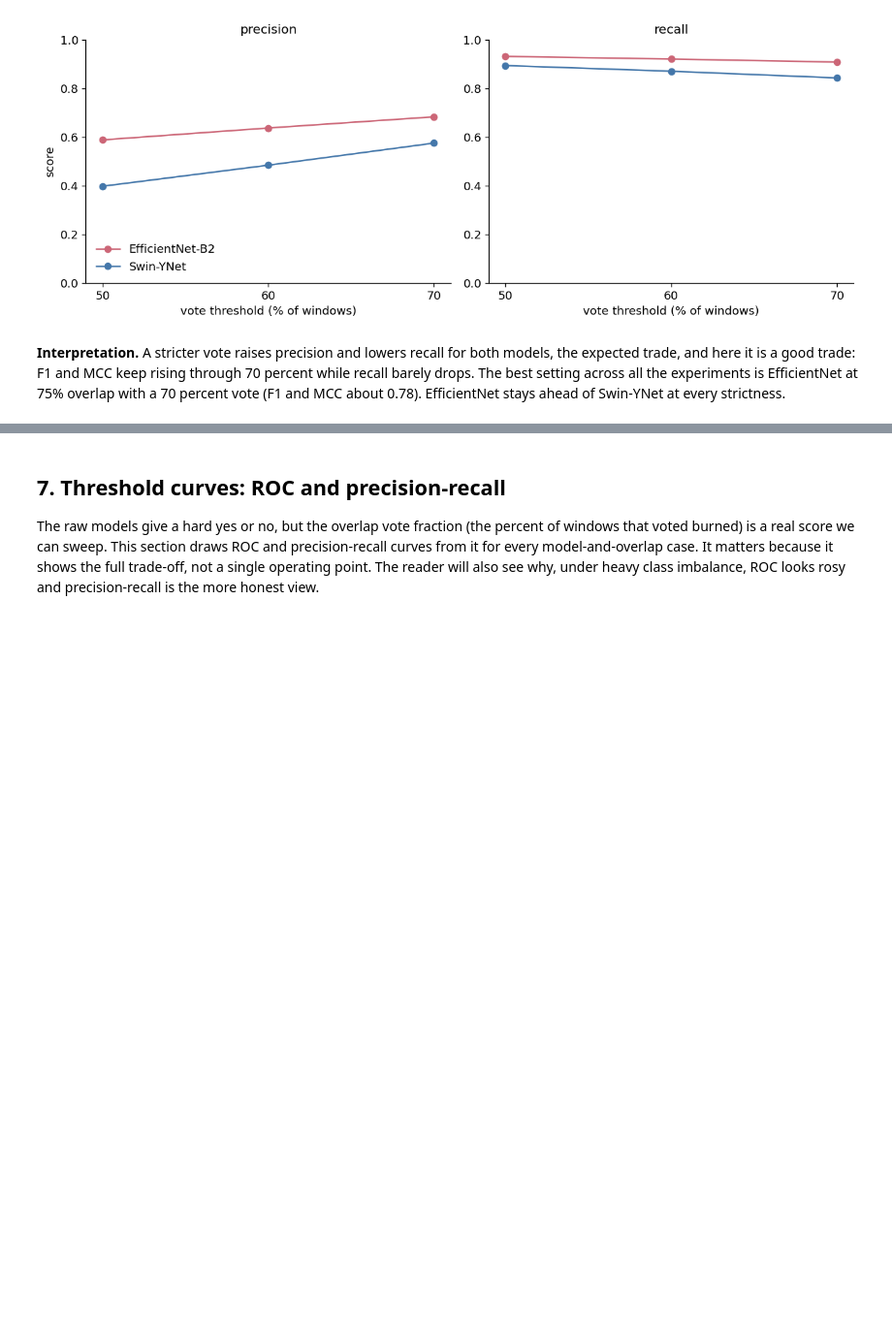
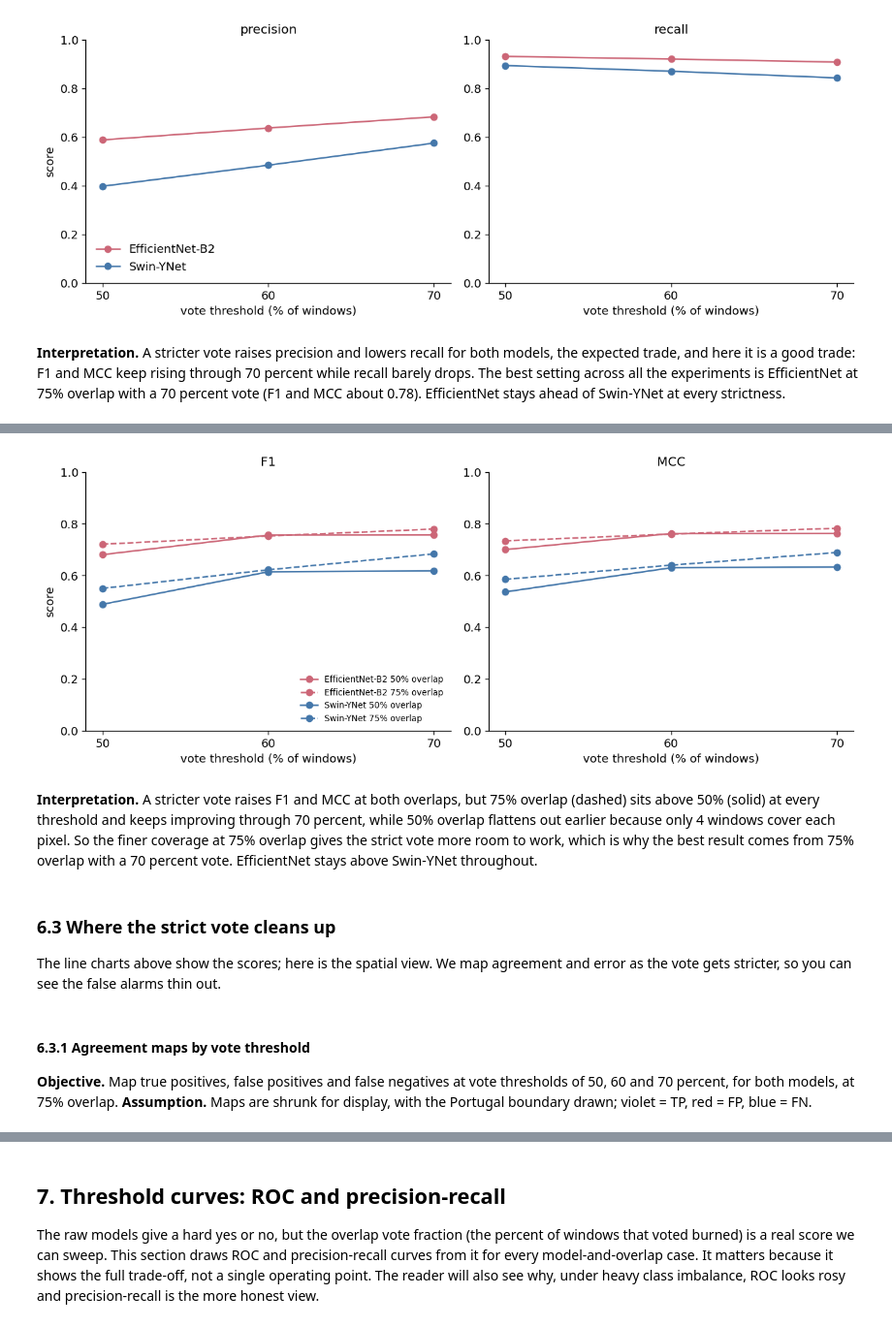
Before and after one commit to hannahandkush/Machine-Learning, a Jupyter notebook: notebooks/overlap_experiment.ipynb, the cells around one changed output, grey strips where cells are left out. Shown at 97% size. Drawn from its saved outputs; the diff is of its cells as text; code cells hidden in the pictures; blank space fills up the shorter version.

Commit message:
Edited notebook and added burned area column to the voting-strictness table as well as map files under section 6.

```diff
--- a/notebooks/overlap_experiment.ipynb
+++ b/notebooks/overlap_experiment.ipynb
@@ -493,0 +507,15 @@ about 0.78). EfficientNet stays ahead of Swin-YNet at every strictness.
+# %%
+STRICT = [50, 60, 70]
+rows = []
+for (mdl, ov) in sorted(discover("votes")):
+    v = read(discover("votes")[(mdl, ov)])
+    for thr in STRICT:
+        p = (v != 255) & (v >= thr) & comp
+        TP = int((p & t).sum()); FP = int((p & ~t).sum())
+        FN = int((~p & t).sum()); TN = int((~p & ~t & comp).sum())
+        rows.append({"model": mdl, "overlap": ov, "vote_pct": thr,
+                     "burned_ha": (TP + FP) * PIX_HA,
+                     "precision": TP/(TP+FP), "recall": TP/(TP+FN),
+                     "F1": 2*TP/(2*TP+FP+FN), "MCC": mcc(TP, FP, FN, TN)})
+strict_stats = pd.DataFrame(rows)
+strict_stats.round({"burned_ha": 0, "precision": 3, "recall": 3, "F1": 3, "MCC": 3})
@@ -493,0 +536,32 @@ about 0.78). EfficientNet stays ahead of Swin-YNet at every strictness.
+# %%
+fig, axes = plt.subplots(1, 2, figsize=(11, 4.4), sharex=True)
+for ax, metric in zip(axes, ["F1", "MCC"]):
+    for (mdl, ov), g in strict_stats.groupby(["model", "overlap"]):
+        ls = "-" if ov == 50 else "--"
+        ax.plot(g["vote_pct"], g[metric], "o", linestyle=ls, color=MODEL_COLOR[mdl],
+                label=f"{MODEL_LABEL[mdl]} {ov}% overlap")
+    ax.set_title(metric); ax.set_xlabel("vote threshold (% of windows)")
+    ax.set_xticks(STRICT); ax.set_ylim(0, 1)
+axes[0].set_ylabel("score"); axes[0].legend(fontsize=8, loc="lower right")
+plt.tight_layout(); plt.show()
+# %% [output]
+[figure, added]
+# %% [markdown]
+**Interpretation.** A stricter vote raises F1 and MCC at both overlaps, but 75%
+overlap (dashed) sits above 50% (solid) at every threshold and keeps improving
+through 70 percent, while 50% overlap flattens out earlier because only 4 windows
+cover each pixel. So the finer coverage at 75% overlap gives the strict vote more
+room to work, which is why the best result comes from 75% overlap with a 70
+percent vote. EfficientNet stays above Swin-YNet throughout.
+# %% [markdown]
+### 6.3 Where the strict vote cleans up
+
+The line charts above show the scores; here is the spatial view. We map agreement
+and error as the vote gets stricter, so you can see the false alarms thin out.
+# %% [markdown]
+#### 6.3.1 Agreement maps by vote threshold
+
+**Objective.** Map true positives, false positives and false negatives at vote
+thresholds of 50, 60 and 70 percent, for both models, at 75% overlap. **Assumption.**
+Maps are shrunk for display, with the Portugal boundary drawn; violet = TP, red =
+FP, blue = FN.
```
Also changed, not shown: parts of 6 cells of this notebook.
